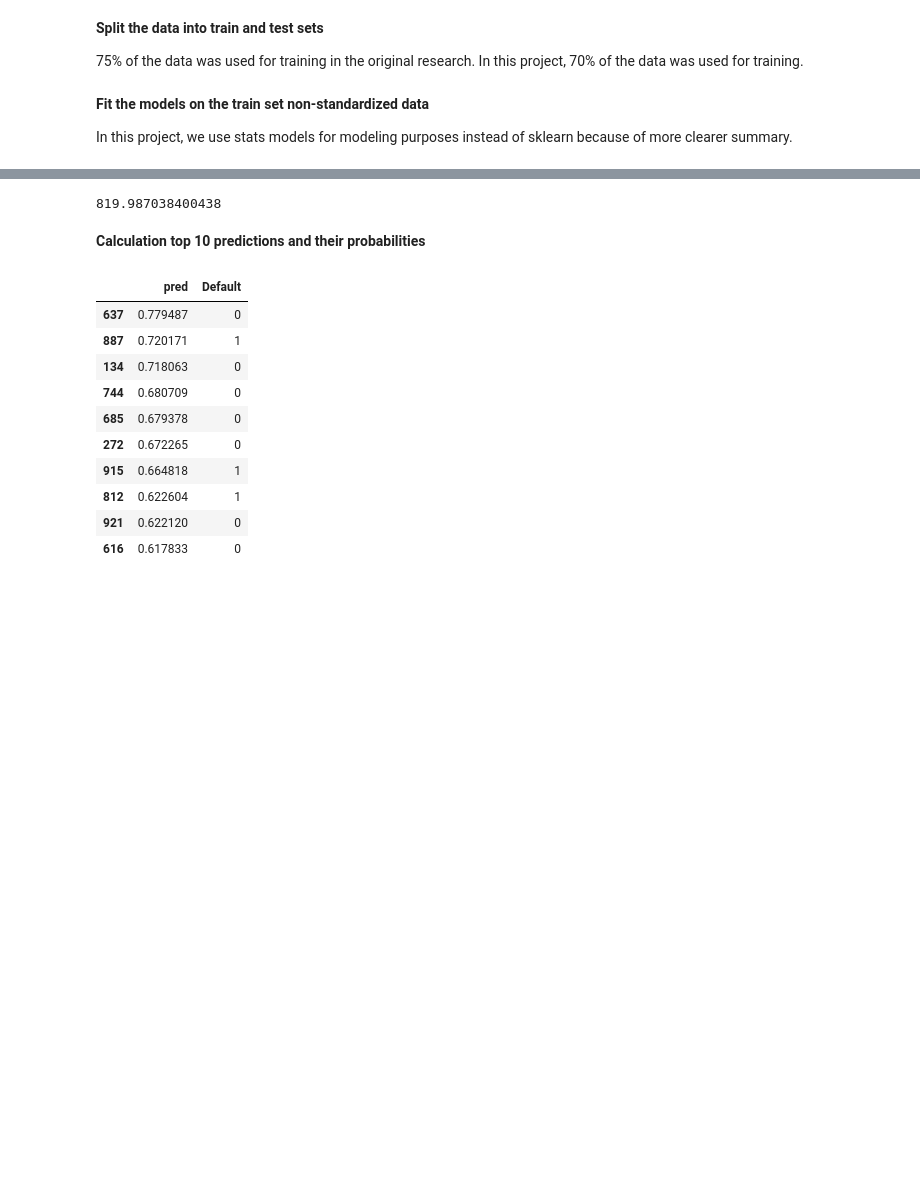
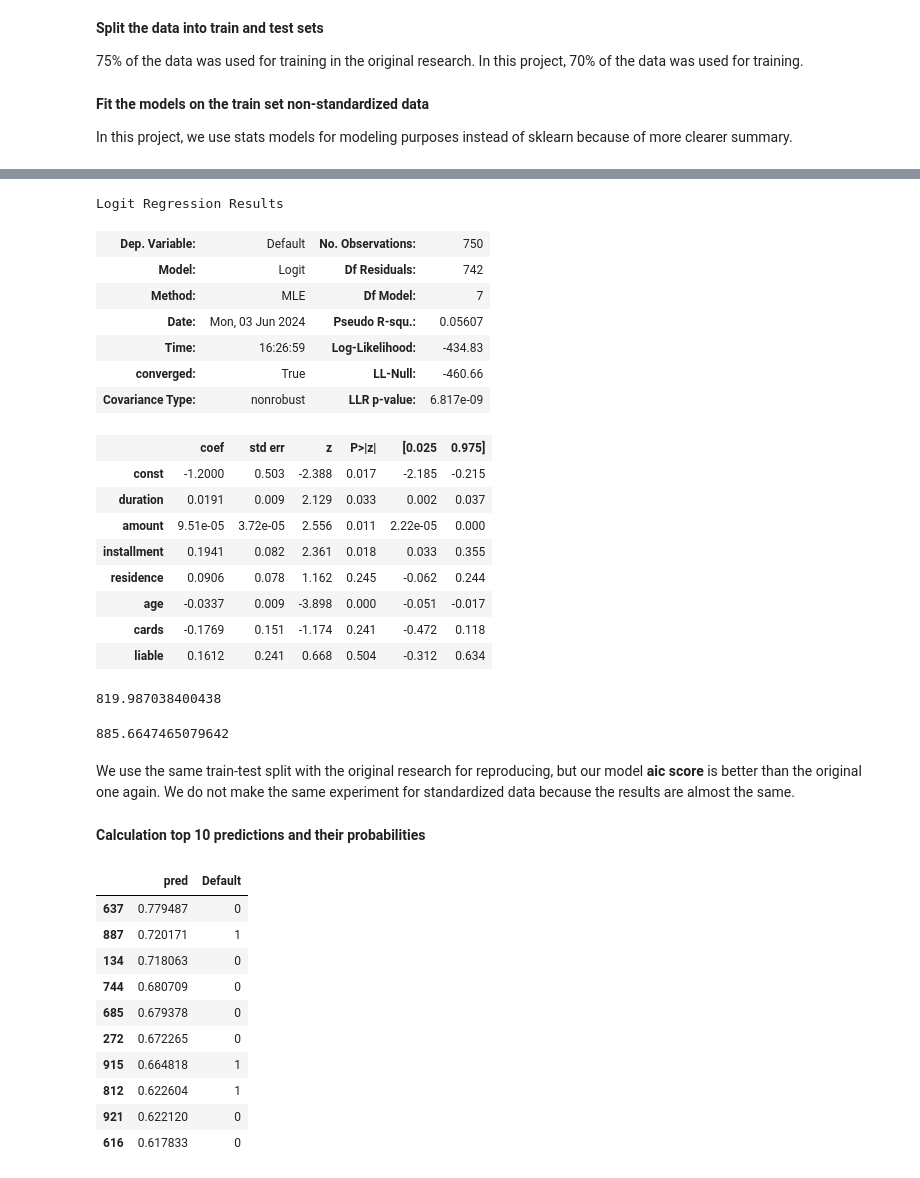
Before and after one commit to elgunismayil0v/Reproducible-Research_Project, a Jupyter notebook: notebooks/Logistic regresion.ipynb, the cells around one changed output, grey strips where cells are left out. Drawn from its saved outputs; the diff is of its cells as text; code cells hidden in the pictures; blank space fills up the shorter version.

```diff
--- a/notebooks/Logistic regresion.ipynb
+++ b/notebooks/Logistic regresion.ipynb
@@ -77,11 +82,39 @@ Logit Regression Results
 | age | -0.0349 | 0.009 | -3.858 | 0.000 | -0.053 | -0.017 |
 | cards | -0.1601 | 0.157 | -1.021 | 0.307 | -0.468 | 0.147 |
 | liable | 0.2106 | 0.254 | 0.829 | 0.407 | -0.287 | 0.708 |
+# %%
+# Print summary
+lrn_origin.summary()
+# %% [output]
+Logit Regression Results
+| Dep. Variable: | Default | No. Observations: | 750 |
+| Model: | Logit | Df Residuals: | 742 |
+| Method: | MLE | Df Model: | 7 |
+| Date: | Mon, 03 Jun 2024 | Pseudo R-squ.: | 0.05607 |
+| Time: | 16:26:59 | Log-Likelihood: | -434.83 |
+| converged: | True | LL-Null: | -460.66 |
+| Covariance Type: | nonrobust | LLR p-value: | 6.817e-09 |
+|  | coef | std err | z | P>|z| | [0.025 | 0.975] |
+| const | -1.2000 | 0.503 | -2.388 | 0.017 | -2.185 | -0.215 |
+| duration | 0.0191 | 0.009 | 2.129 | 0.033 | 0.002 | 0.037 |
+| amount | 9.51e-05 | 3.72e-05 | 2.556 | 0.011 | 2.22e-05 | 0.000 |
+| installment | 0.1941 | 0.082 | 2.361 | 0.018 | 0.033 | 0.355 |
+| residence | 0.0906 | 0.078 | 1.162 | 0.245 | -0.062 | 0.244 |
+| age | -0.0337 | 0.009 | -3.898 | 0.000 | -0.051 | -0.017 |
+| cards | -0.1769 | 0.151 | -1.174 | 0.241 | -0.472 | 0.118 |
+| liable | 0.1612 | 0.241 | 0.668 | 0.504 | -0.312 | 0.634 |
 # %%
 # Calculation AIC
 lrn.aic
 # %% [output]
 819.987038400438
+# %%
+# Calculation AIC
+lrn_origin.aic
+# %% [output]
+885.6647465079642
+# %% [markdown]
+We use the same train-test split with the original research for reproducing, but our model **aic score** is better than the original one again. We do not make the same experiment for standardized data because the results are almost the same.
 # %% [markdown]
 **Calculation top 10 predictions and their probabilities**
 # %%
```
Also changed, not shown: parts of 3 cells of this notebook.
